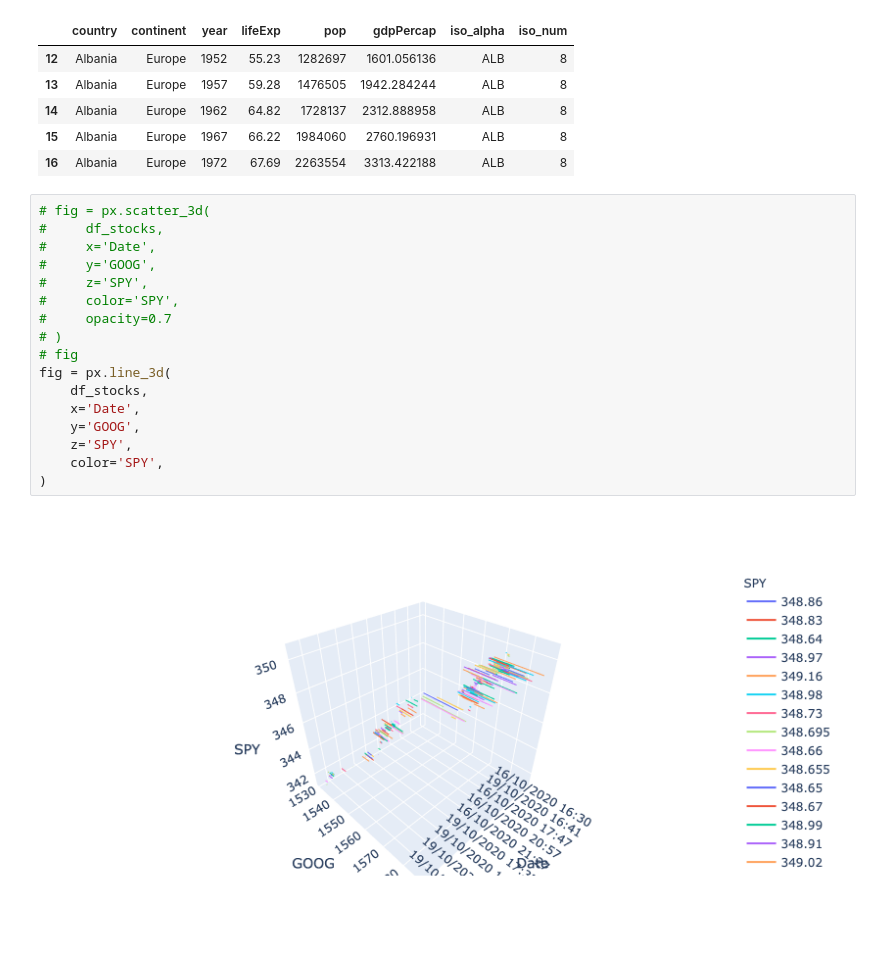
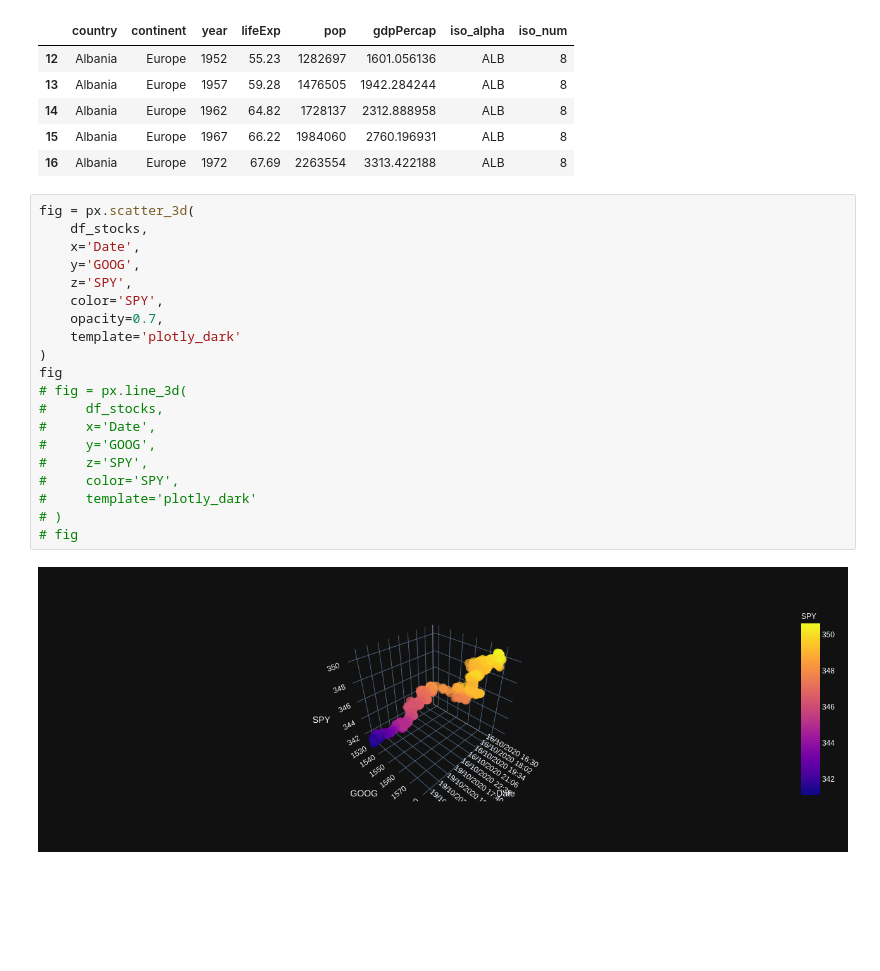
Before and after one commit to Arseni1919/ND_sandbox, a Jupyter notebook: Data Analisys.ipynb, the cells around one changed output. Saved outputs shown, nothing was run; the diff lists cells and outputs as text; blank space fills up the shorter version.

```diff
--- a/Data Analisys.ipynb
+++ b/Data Analisys.ipynb
@@ -115,21 +117,24 @@ df.head()
 | 15 | Albania | Europe | 1967 | 66.22 | 1984060 | 2760.196931 | ALB | 8 |
 | 16 | Albania | Europe | 1972 | 67.69 | 2263554 | 3313.422188 | ALB | 8 |
 # %%
-# fig = px.scatter_3d(
+fig = px.scatter_3d(
+    df_stocks,
+    x='Date',
+    y='GOOG',
+    z='SPY',
+    color='SPY',
+    opacity=0.7,
+    template='plotly_dark'
+)
+fig
+# fig = px.line_3d(
 #     df_stocks,
 #     x='Date',
 #     y='GOOG',
 #     z='SPY',
 #     color='SPY',
-#     opacity=0.7
+#     template='plotly_dark'
 # )
 # fig
-fig = px.line_3d(
-    df_stocks,
-    x='Date',
-    y='GOOG',
-    z='SPY',
-    color='SPY',
-)
 # %% [output]
-[figure, old version]
+[figure, new version]
```
Also changed, not shown: parts of 5 cells of this notebook, 2 other files.
